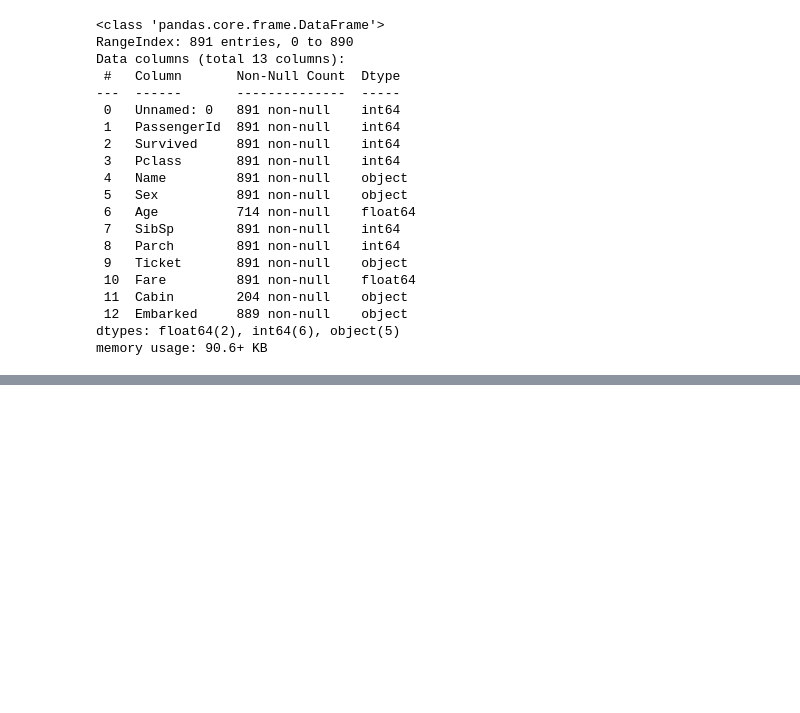
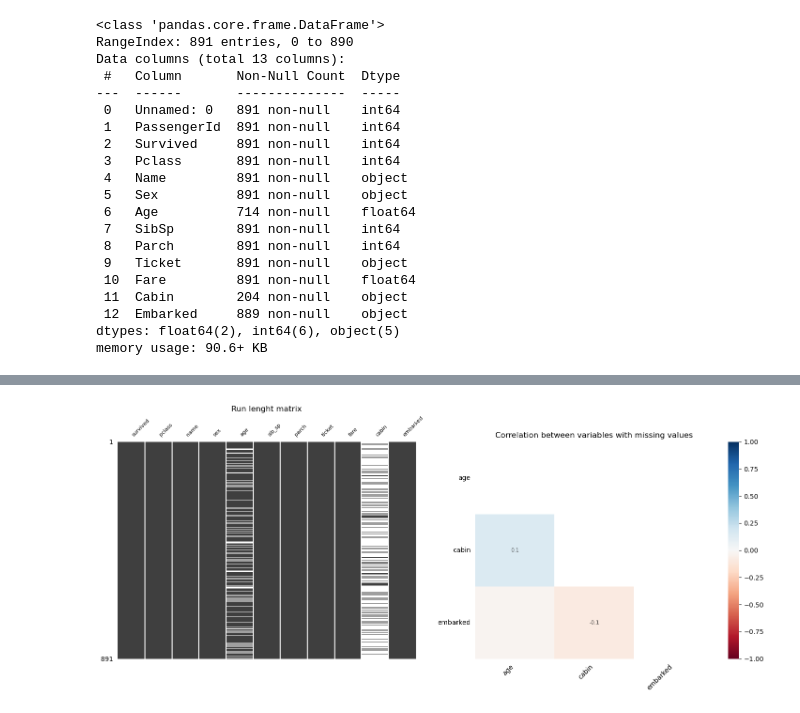
Before and after one commit to pahoalapizco/data_projects, a Jupyter notebook: notebooks/1.0-data_projects-analysis-titanic-survival.ipynb, the cells around one changed output, grey strips where cells are left out. Saved outputs shown, nothing was run; the diff lists cells and outputs as text; code cells hidden in the pictures; blank space fills up the shorter version.

Commit message:
:sparkles: Titanic Analysis - Cleaning data and Handling missing values

```diff
--- a/notebooks/1.0-data_projects-analysis-titanic-survival.ipynb
+++ b/notebooks/1.0-data_projects-analysis-titanic-survival.ipynb
@@ -80,0 +97,3 @@ memory usage: 90.6+ KB
+# %%
+df = df.clean_names(case_type="snake")
+df.columns
@@ -80,0 +108,2 @@ memory usage: 90.6+ KB
+# %%
+df = df.drop(columns=["passenger_id", "unnamed_0"])
@@ -80,0 +127,10 @@ memory usage: 90.6+ KB
+# %%
+fig, axes = plt.subplots(1, 2, figsize=(18,6))
+
+msno.matrix(df=df, figsize=(8, 6), fontsize=8, ax=axes[0], sparkline=False)
+axes[0].set_title("Run lenght matrix")
+
+msno.heatmap(df, figsize=(8, 4), fontsize=10, ax=axes[1])
+axes[1].set_title("Correlation between variables with missing values");
+# %% [output]
+[figure, added]
```
Also changed, not shown: parts of 16 cells of this notebook, 1 other file.
